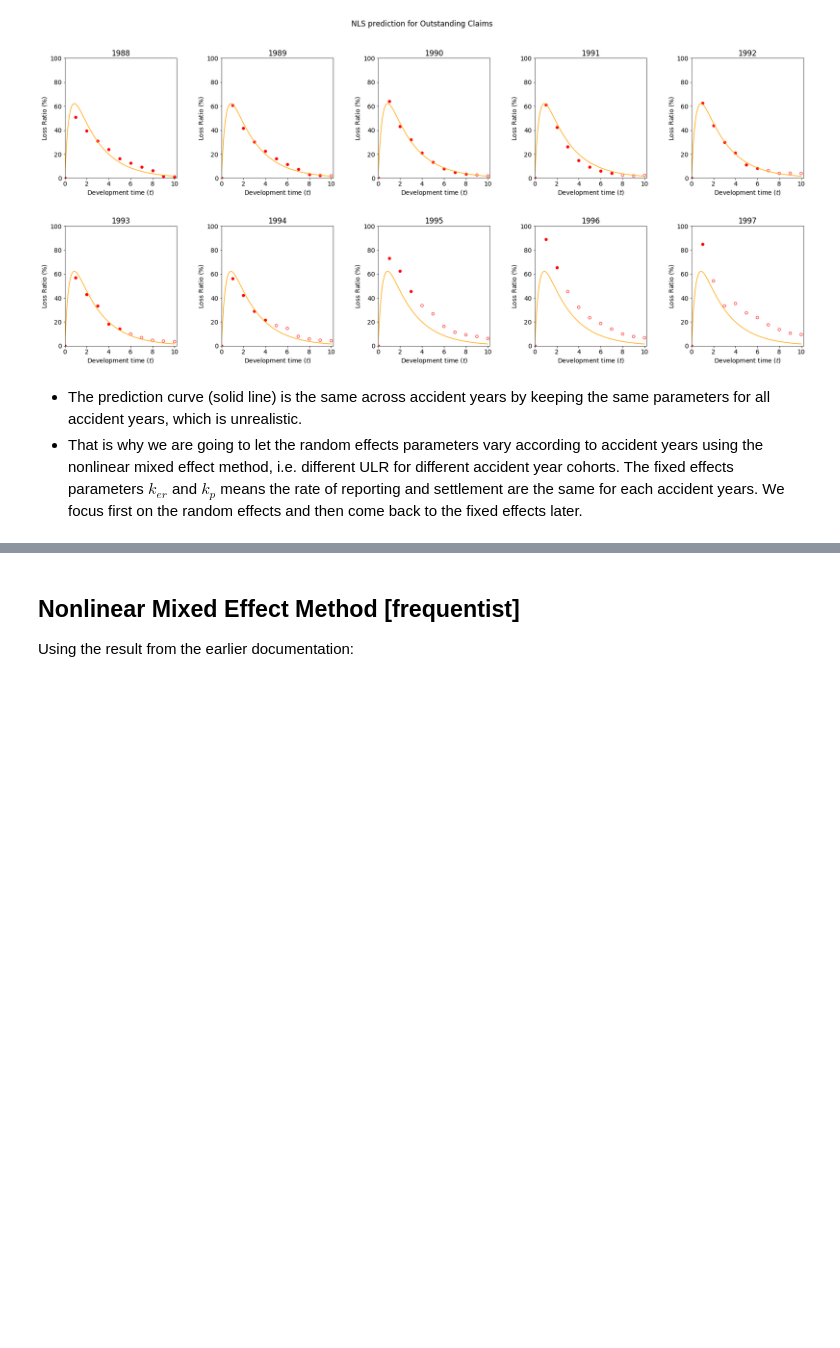
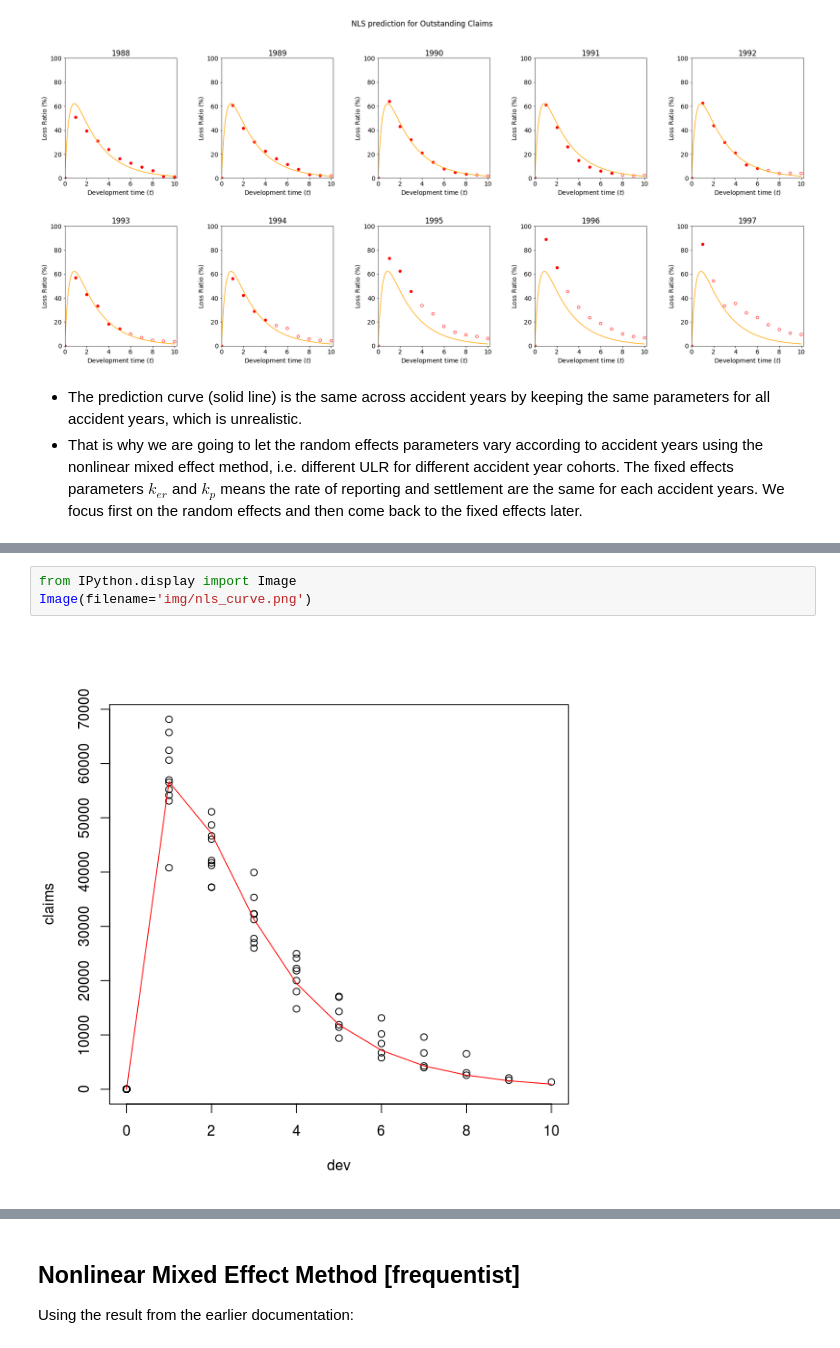
Before and after one commit to ziqing-ang/progress_doc, a Jupyter notebook: 004_20190310.ipynb, the cells around one changed output, grey strips where cells are left out. Drawn from its saved outputs; the diff is of its cells as text; blank space fills up the shorter version.

```diff
--- a/004_20190310.ipynb
+++ b/004_20190310.ipynb
@@ -182,0 +181,5 @@ for ax, i in zip(axes.flatten(), range(gd.accident_year.min(),gd.accident_year.m
+# %%
+from IPython.display import Image
+Image(filename='img/nls_curve.png')
+# %% [output]
+[figure, added]
```
Also changed, not shown: parts of 6 cells of this notebook.
